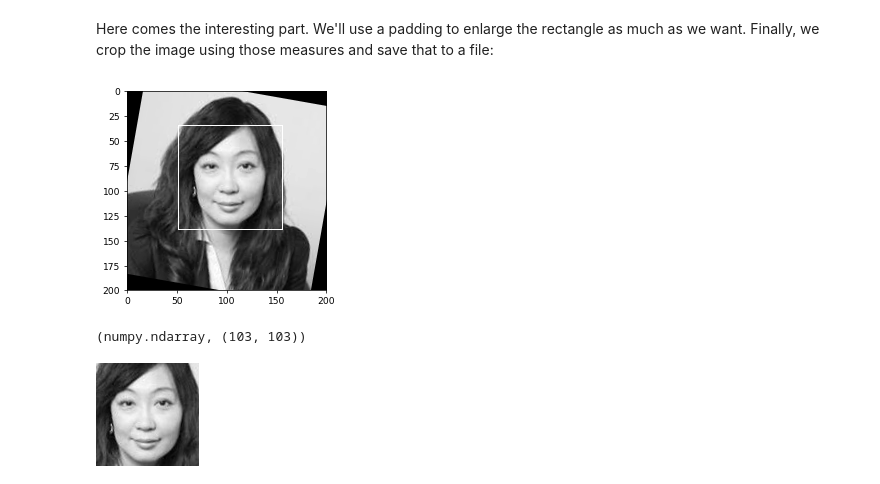
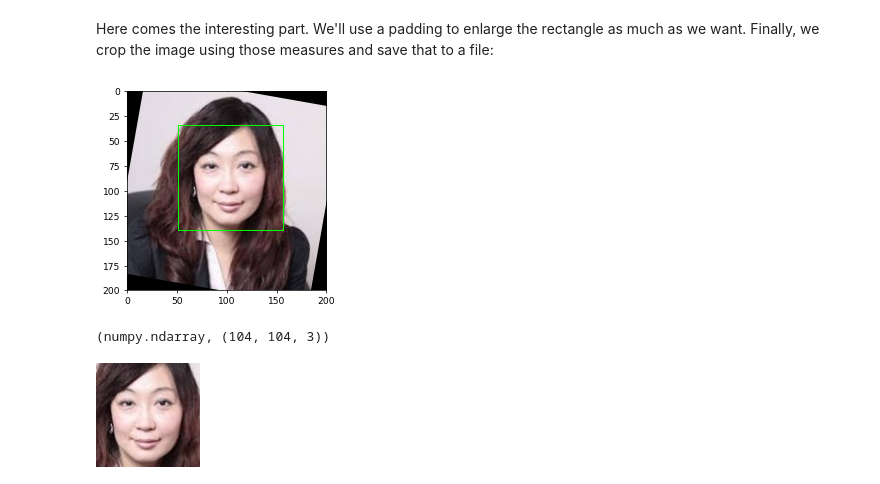
Before and after one commit to pyjaime/asian-faces, a Jupyter notebook: image_preprocessing.ipynb, the cells around one changed output. Cells and saved outputs as stored; diff of their text form; code cells hidden in the pictures.

```diff
--- a/image_preprocessing.ipynb
+++ b/image_preprocessing.ipynb
@@ -103,3 +101,9 @@ eyes_cascade = cv2.CascadeClassifier(cv2.data.haarcascades + 'haarcascade_eye_tr
+# %%
+face_img = cv2.imread('data/faces/cn/w/00000007.jpg', cv2.IMREAD_COLOR)
+# face_img = cv2.imread('data/faces/cn/w/00000002.jpg', 0) # mouth detected as eye (use haarcascade_eye_tree_eyeglasses.xml)
+# face_img = cv2.imread('data/faces/cn/w/00000019.jpg', 0) # lateral pose; eye not detected
+# face_img = cv2.imread('data/faces/cn/w/00000020.jpg', 0) # glasses; eye not detected
+face_orig = face_img.copy()
 # %% [markdown]
 We try to detect faces in our photo first:
 # %%
@@ -115,7 +119,7 @@ eye_pos = []
 if len(face_detect):
     # face rectangle
     (x, y, w, h) = face_detect[0]
-    cv2.rectangle(face_img, (x, y), (x+w, y+h), (255, 0, 0), 1);
+    cv2.rectangle(face_img, (x, y), (x+w, y+h), (0, 255, 0), 1);
     # eyes
     eyes = eyes_cascade.detectMultiScale(face_img[y:y+h, x:x+w])
     for (ex, ey, ew, eh) in eyes:
@@ -124,5 +128,5 @@ if len(face_detect):
         cv2.rectangle(face_img, (x+ex, y+ey), (x+ex+ew, y+ey+eh), (255, 255, 255), 1)
 
     plt.figure(figsize=(4,4), dpi=66)
-    plt.imshow(face_img, cmap='gray')
+    plt.imshow(cv2.cvtColor(face_img, cv2.COLOR_BGR2RGB))
 # %% [output]
@@ -145,8 +149,8 @@ angle
 # %% [markdown]
 We rotate the picture for the eyes to be aligned:
 # %%
-rows,cols = face_orig.shape
-M = cv2.getRotationMatrix2D((cols/2,rows/2), angle, 1)
-face_rot = cv2.warpAffine(face_orig,M,(cols,rows))
+rows,cols = face_img.shape[:2]
+M = cv2.getRotationMatrix2D((cols/2, rows/2), angle, 1)
+face_rot = cv2.warpAffine(face_orig, M, (cols,rows))
 # %%
 plt.figure(figsize=(8,4))
@@ -170,25 +174,25 @@ Here comes the interesting part. We'll use a padding to enlarge the rectangle as
 # %%
 if len(face_detect):
     # face rectangle
     (x, y, w, h) = face_detect[0]
 
     # padding
     p = math.ceil(h/10)
 
-    cv2.rectangle(face_rot, (x-p, y-p), (x+w+p, y+h+p), (255, 0, 0), 1);
+    cv2.rectangle(face_rot, (x-p, y-p), (x+w+p, y+h+p), (0, 255, 0), 1);
 
-    plt.figure(figsize=(4,4), dpi=66)
-    plt.imshow(face_rot, cmap='gray')
+    plt.figure(dpi=66)
+    plt.imshow(cv2.cvtColor(face_rot, cv2.COLOR_BGR2RGB))
 
     # cropping (add 1 to the origin to avoid the rectangle)
     cv2.imwrite('crop.jpg', face_rot[y-p+1:y+h+p, x-p+1:x+w+p])
 # %% [output]
-[figure, old version]
+[figure, new version]
 # %%
-face_crop = cv2.imread('crop.jpg', 0)
+face_crop = cv2.imread('crop.jpg', cv2.IMREAD_COLOR)
 type(face_crop), face_crop.shape
 # %% [output]
-(numpy.ndarray, (103, 103))
+(numpy.ndarray, (104, 104, 3))
 # %%
 cv2_imshow(face_crop)
 # %% [output]
```
Also changed, not shown: parts of 23 cells of this notebook.
